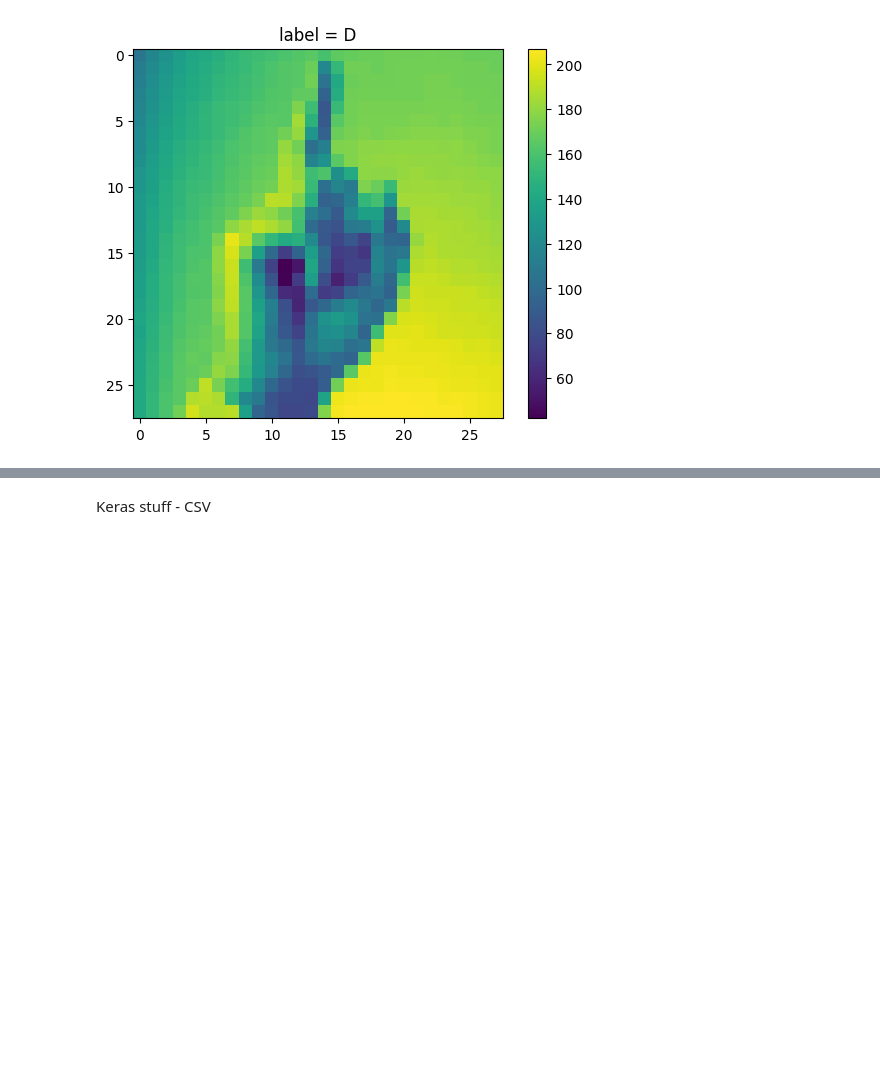
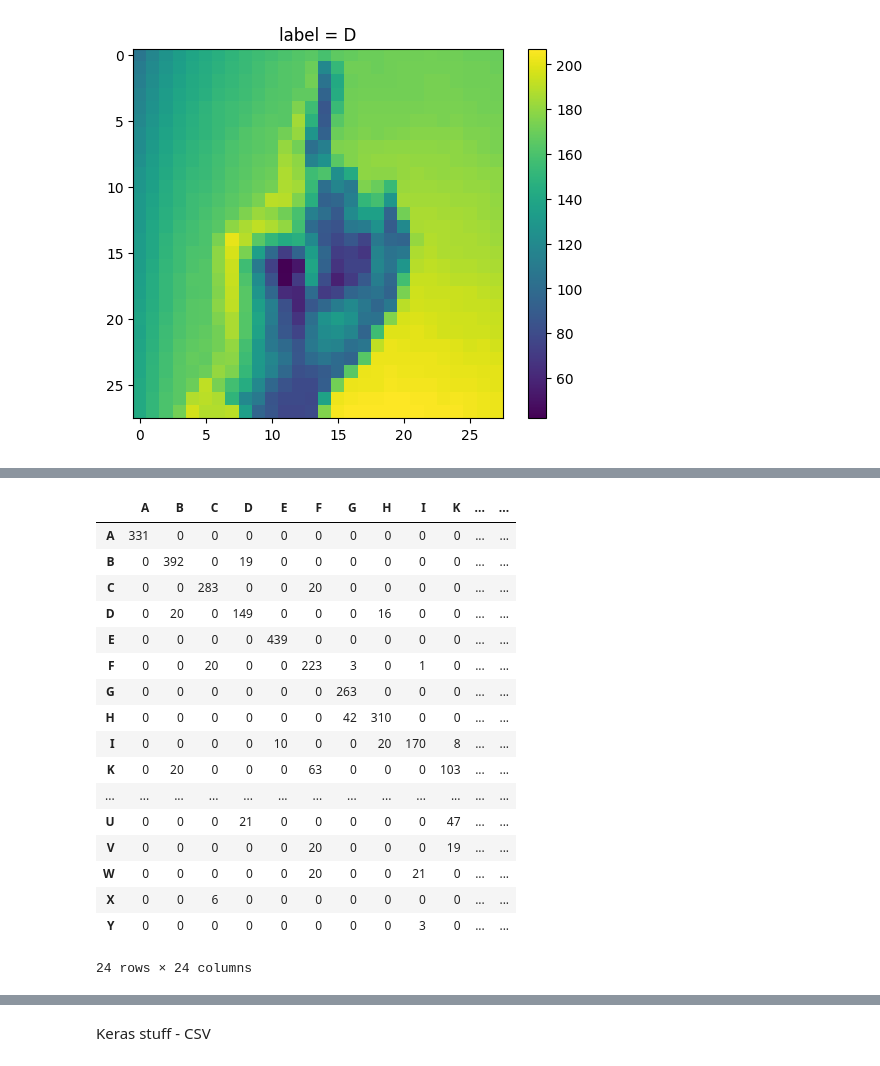
Before and after one commit to Astute-2319/CS5990-Group7-Final-Project, a Jupyter notebook: astute_final_work.ipynb, the cells around one changed output, grey strips where cells are left out. Cells and saved outputs as stored; diff of their text form; code cells hidden in the pictures; blank space fills up the shorter version.

```diff
--- a/astute_final_work.ipynb
+++ b/astute_final_work.ipynb
@@ -68,0 +182,22 @@ plt.show()
+# %%
+conf_matrix = confusion_matrix(test_data_labels, predicted)
+conf_matrix_to_df(conf_matrix, labels)
+# %% [output]
+|  | A | B | C | D | E | F | G | H | I | K | ... | ... |
+| A | 331 | 0 | 0 | 0 | 0 | 0 | 0 | 0 | 0 | 0 | ... | ... |
+| B | 0 | 392 | 0 | 19 | 0 | 0 | 0 | 0 | 0 | 0 | ... | ... |
+| C | 0 | 0 | 283 | 0 | 0 | 20 | 0 | 0 | 0 | 0 | ... | ... |
+| D | 0 | 20 | 0 | 149 | 0 | 0 | 0 | 16 | 0 | 0 | ... | ... |
+| E | 0 | 0 | 0 | 0 | 439 | 0 | 0 | 0 | 0 | 0 | ... | ... |
+| F | 0 | 0 | 20 | 0 | 0 | 223 | 3 | 0 | 1 | 0 | ... | ... |
+| G | 0 | 0 | 0 | 0 | 0 | 0 | 263 | 0 | 0 | 0 | ... | ... |
+| H | 0 | 0 | 0 | 0 | 0 | 0 | 42 | 310 | 0 | 0 | ... | ... |
+| I | 0 | 0 | 0 | 0 | 10 | 0 | 0 | 20 | 170 | 8 | ... | ... |
+| K | 0 | 20 | 0 | 0 | 0 | 63 | 0 | 0 | 0 | 103 | ... | ... |
+| ... | ... | ... | ... | ... | ... | ... | ... | ... | ... | ... | ... | ... |
+| U | 0 | 0 | 0 | 21 | 0 | 0 | 0 | 0 | 0 | 47 | ... | ... |
+| V | 0 | 0 | 0 | 0 | 0 | 20 | 0 | 0 | 0 | 19 | ... | ... |
+| W | 0 | 0 | 0 | 0 | 0 | 20 | 0 | 0 | 21 | 0 | ... | ... |
+| X | 0 | 0 | 6 | 0 | 0 | 0 | 0 | 0 | 0 | 0 | ... | ... |
+| Y | 0 | 0 | 0 | 0 | 0 | 0 | 0 | 0 | 3 | 0 | ... | ... |
+24 rows × 24 columns
```
Also changed, not shown: parts of 23 cells of this notebook.
